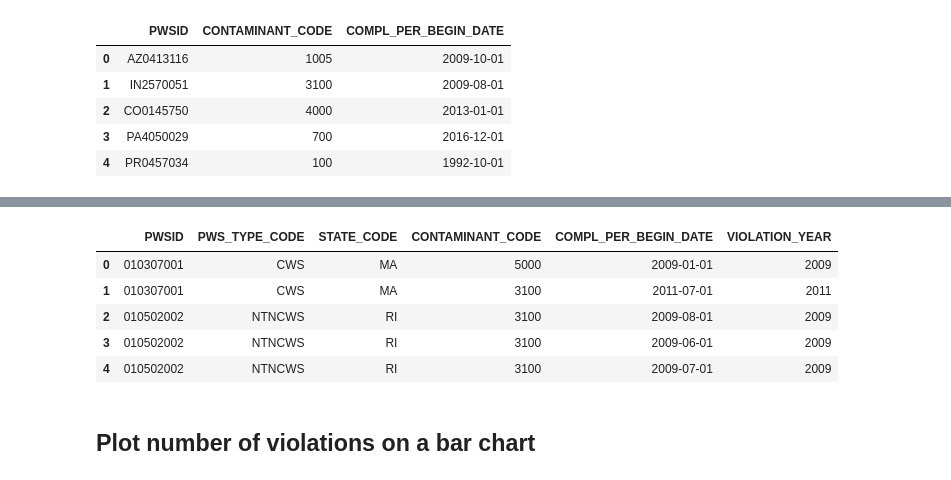
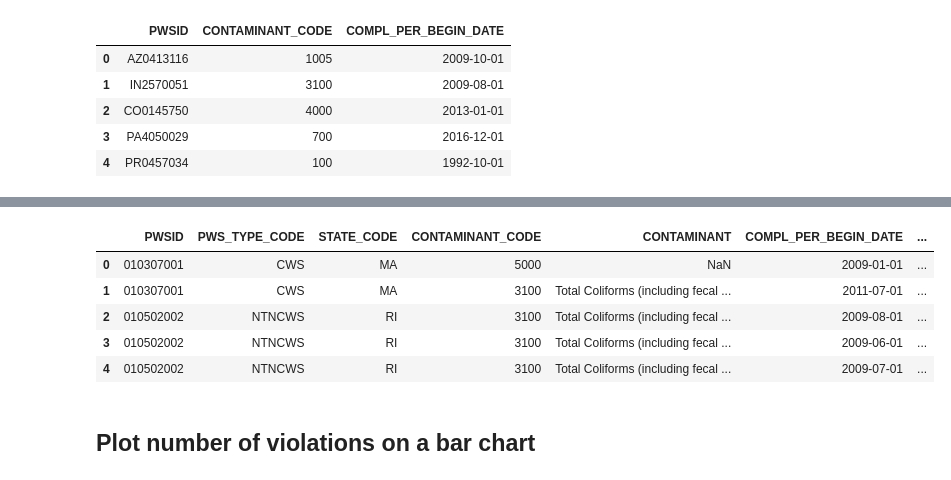
Before and after one commit to codeforboston/safe-water, a Jupyter notebook: code/python/notebooks/eda_charts.ipynb, the cells around one changed output, grey strips where cells are left out. Cells and saved outputs as stored; diff of their text form; code cells hidden in the pictures.

```diff
--- a/code/python/notebooks/eda_charts.ipynb
+++ b/code/python/notebooks/eda_charts.ipynb
@@ -67,0 +70,3 @@ viol.head()
+# %%
+drinking_water_regs = pd.read_csv(os.path.join(epa_dir, 'drinking-water-regulations.csv'), sep=',')
+drinking_water_regs.head()
@@ -68,3 +80,6 @@ viol.head()
+# %%
+viol = pd.merge(viol, drinking_water_regs, left_on='CONTAMINANT_CODE', right_on='SDWIS_CONTAMINANT_CODE', how='left')
+viol = viol[['PWSID', 'CONTAMINANT_CODE', 'CONTAMINANT', 'COMPL_PER_BEGIN_DATE']].drop_duplicates()
 # %%
 def get_year_for_violation(row):
     if row['COMPL_PER_BEGIN_DATE'] is not None:
@@ -84,13 +91,13 @@ viol.head()
 # %%
-water_sys_viol = pd.merge(water_sys, viol, left_on='PWSID', right_on='PWSID')
+water_sys_viol = pd.merge(water_sys, viol, on='PWSID')
 water_sys_viol.head()
 # %% [output]
-|  | PWSID | PWS_TYPE_CODE | STATE_CODE | CONTAMINANT_CODE | COMPL_PER_BEGIN_DATE | VIOLATION_YEAR |
-| 0 | 010307001 | CWS | MA | 5000 | 2009-01-01 | 2009 |
-| 1 | 010307001 | CWS | MA | 3100 | 2011-07-01 | 2011 |
-| 2 | 010502002 | NTNCWS | RI | 3100 | 2009-08-01 | 2009 |
-| 3 | 010502002 | NTNCWS | RI | 3100 | 2009-06-01 | 2009 |
-| 4 | 010502002 | NTNCWS | RI | 3100 | 2009-07-01 | 2009 |
+|  | PWSID | PWS_TYPE_CODE | STATE_CODE | CONTAMINANT_CODE | CONTAMINANT | COMPL_PER_BEGIN_DATE | ... |
+| 0 | 010307001 | CWS | MA | 5000 | NaN | 2009-01-01 | ... |
+| 1 | 010307001 | CWS | MA | 3100 | Total Coliforms (including fecal ... | 2011-07-01 | ... |
+| 2 | 010502002 | NTNCWS | RI | 3100 | Total Coliforms (including fecal ... | 2009-08-01 | ... |
+| 3 | 010502002 | NTNCWS | RI | 3100 | Total Coliforms (including fecal ... | 2009-06-01 | ... |
+| 4 | 010502002 | NTNCWS | RI | 3100 | Total Coliforms (including fecal ... | 2009-07-01 | ... |
 # %%
 # df: water system violation dataframe
 # state: two letter code
```
Also changed, not shown: parts of 7 cells of this notebook.
